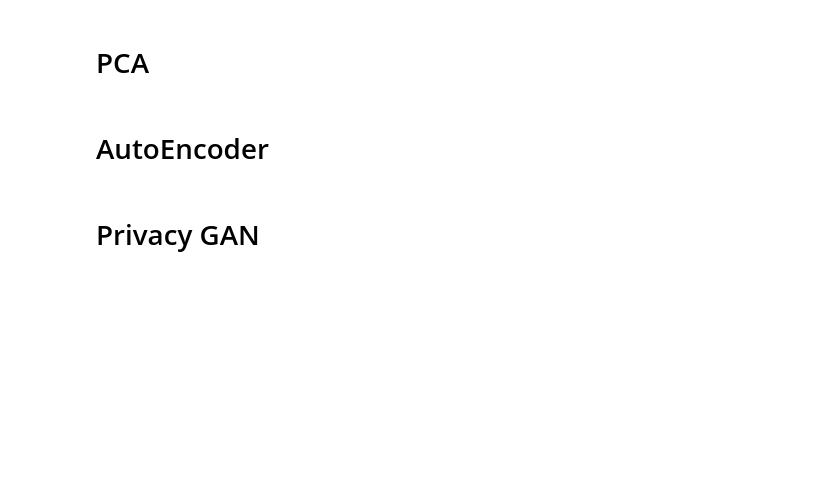
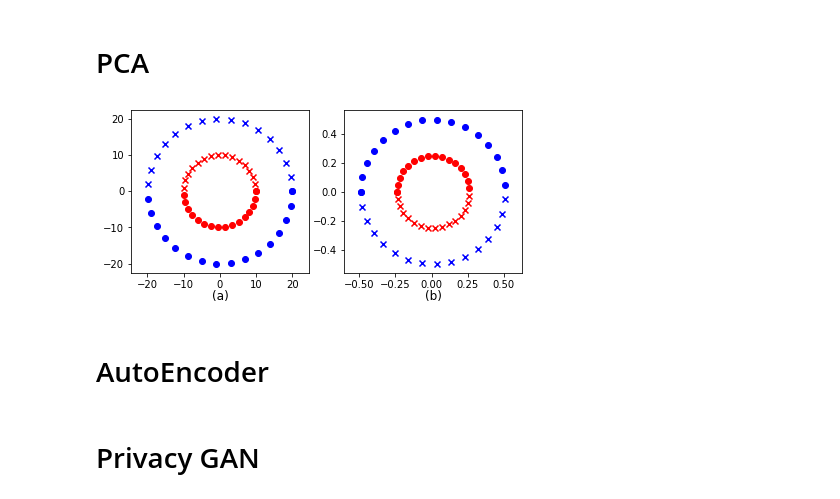
Before and after one commit to shams-sam/PrivacyGANs, a Jupyter notebook: notebooks/06. InterpretationTrialCircularDataset.ipynb, the cells around one changed output. Cells and saved outputs as stored; diff of their text form; code cells hidden in the pictures; blank space fills up the shorter version.

```diff
--- a/notebooks/06. InterpretationTrialCircularDataset.ipynb
+++ b/notebooks/06. InterpretationTrialCircularDataset.ipynb
@@ -163,2 +101,4 @@ X_pca_valid = pca.transform(X_normalized_valid)
 # %%
-class_plot(X_pca, y_ally, y_advr, title='PCA Represenation')
+class_plot(X_pca, y_ally, y_advr)
+# %% [output]
+[figure, added]
```
Also changed, not shown: parts of 24 cells of this notebook, 28 other files.
